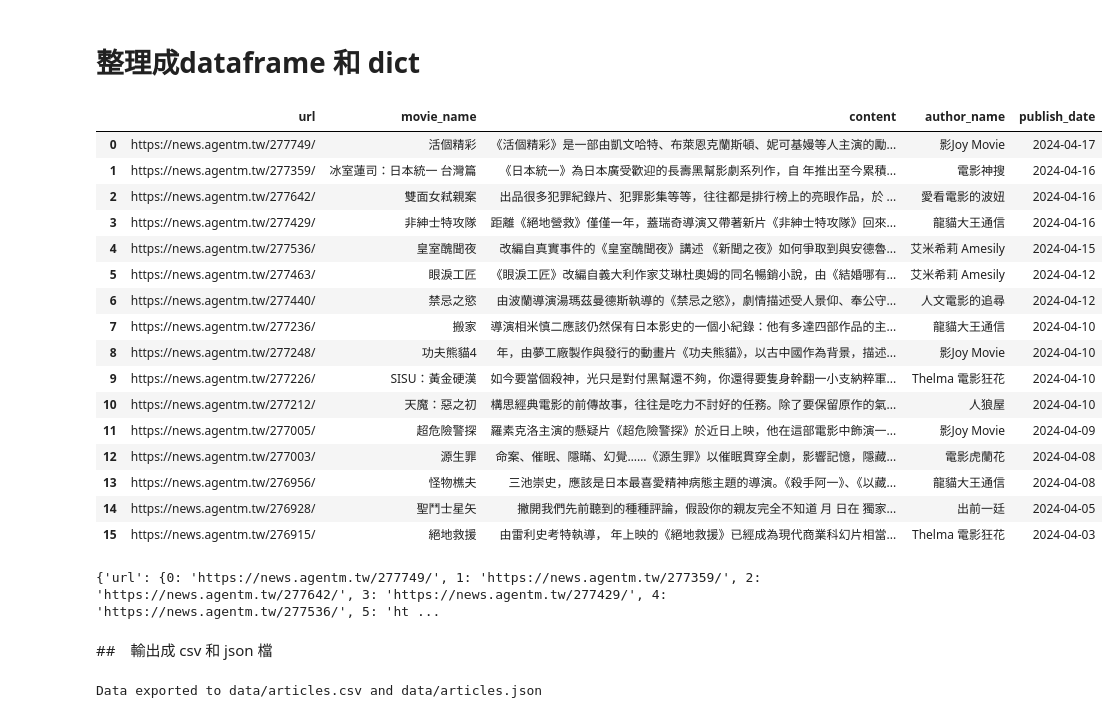
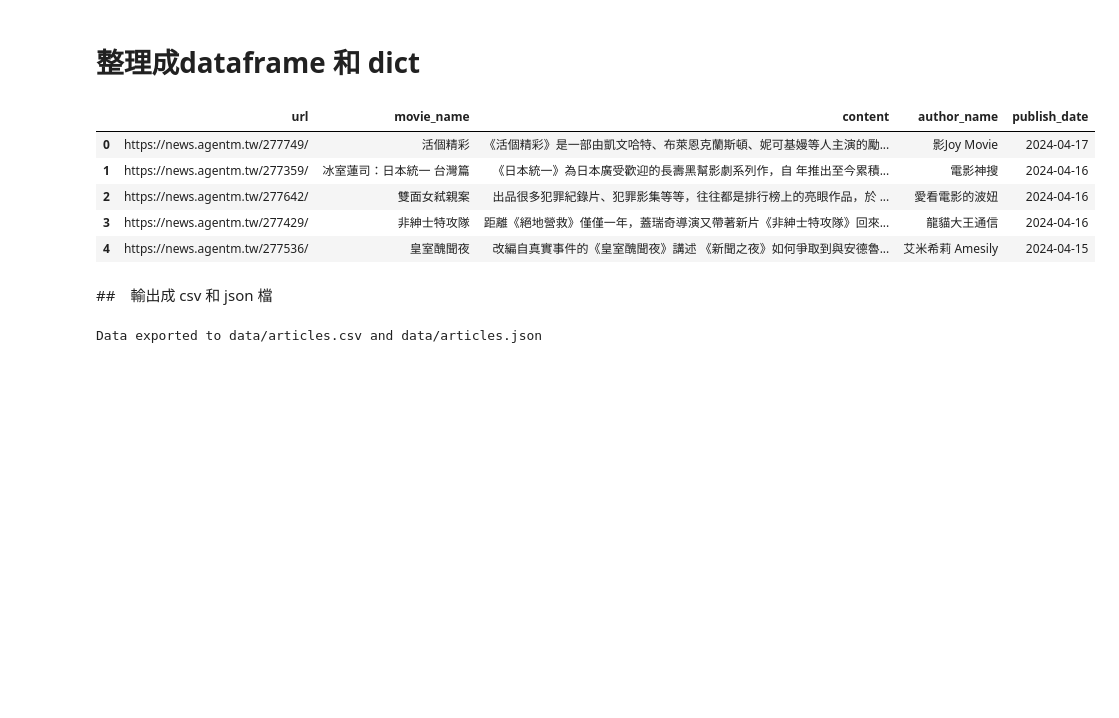
Before and after one commit to bomb1000/PL, a Jupyter notebook: 02_Homework/PL_HW3/HW_3.ipynb, the cells around one changed output. Cells and saved outputs as stored; diff of their text form; code cells hidden in the pictures; blank space fills up the shorter version.

```diff
--- a/02_Homework/PL_HW3/HW_3.ipynb
+++ b/02_Homework/PL_HW3/HW_3.ipynb
@@ -142,5 +142,6 @@ def scrape_article_data(article_url):
 for url in urls:
     article_data = scrape_article_data(url)
     print(article_data)
+    break
 # %% [output]
 {'url': 'https://news.agentm.tw/277749/', 'content': '《活個精彩》是一部由凱文哈特、布萊恩克蘭斯頓、妮可基嫚等人主演的勵志片，也是以真實故事為基礎，並且翻拍自  年的法國電影《逆轉人生》，故事敘述布萊恩克蘭斯頓飾演的億萬富翁在一次意外中造成癱瘓，居家生活都需要看護照料，他的心也因此封閉起來，而在因緣際會下遇到凱文哈特所飾演的看護，兩個人產生了一 ...
@@ -164,40 +150,27 @@ for url in urls:
 # %%
 import pandas as pd
 
 # Assuming `article_data_list` is a list of dictionaries containing the scraped data for each article
 article_data_list = [
     scrape_article_data(url) for url in urls  # Replace `urls` with your list of article URLs
 ]
 
 # Create a DataFrame from the list of article data
 df = pd.DataFrame(article_data_list)
 df.insert(1, 'movie_name', movie_name_list)
 # df['movie_name'] = movie_name_list
 
-display(df)
+display(df.head(5))
 # %% [output]
 |  | url | movie_name | content | author_name | publish_date |
 | 0 | https://news.agentm.tw/277749/ | 活個精彩 | 《活個精彩》是一部由凱文哈特、布萊恩克蘭斯頓、妮可基嫚等人主演的勵... | 影Joy Movie | 2024-04-17 |
 | 1 | https://news.agentm.tw/277359/ | 冰室蓮司：日本統一 台灣篇 | 《日本統一》為日本廣受歡迎的長壽黑幫影劇系列作，自 年推出至今累積... | 電影神搜 | 2024-04-16 |
 | 2 | https://news.agentm.tw/277642/ | 雙面女弒親案 | 出品很多犯罪紀錄片、犯罪影集等等，往往都是排行榜上的亮眼作品，於 ... | 愛看電影的波妞 | 2024-04-16 |
 | 3 | https://news.agentm.tw/277429/ | 非紳士特攻隊 | 距離《絕地營救》僅僅一年，蓋瑞奇導演又帶著新片《非紳士特攻隊》回來... | 龍貓大王通信 | 2024-04-16 |
 | 4 | https://news.agentm.tw/277536/ | 皇室醜聞夜 | 改編自真實事件的《皇室醜聞夜》講述 《新聞之夜》如何爭取到與安德魯... | 艾米希莉 Amesily | 2024-04-15 |
-| 5 | https://news.agentm.tw/277463/ | 眼淚工匠 | 《眼淚工匠》改編自義大利作家艾琳杜奧姆的同名暢銷小說，由《結婚哪有... | 艾米希莉 Amesily | 2024-04-12 |
-| 6 | https://news.agentm.tw/277440/ | 禁忌之慾 | 由波蘭導演湯瑪茲曼德斯執導的《禁忌之慾》，劇情描述受人景仰、奉公守... | 人文電影的追尋 | 2024-04-12 |
-| 7 | https://news.agentm.tw/277236/ | 搬家 | 導演相米慎二應該仍然保有日本影史的一個小紀錄：他有多達四部作品的主... | 龍貓大王通信 | 2024-04-10 |
-| 8 | https://news.agentm.tw/277248/ | 功夫熊貓4 | 年，由夢工廠製作與發行的動畫片《功夫熊貓》，以古中國作為背景，描述... | 影Joy Movie | 2024-04-10 |
-| 9 | https://news.agentm.tw/277226/ | SISU：黃金硬漢 | 如今要當個殺神，光只是對付黑幫還不夠，你還得要隻身幹翻一小支納粹軍... | Thelma 電影狂花 | 2024-04-10 |
-| 10 | https://news.agentm.tw/277212/ | 天魔：惡之初 | 構思經典電影的前傳故事，往往是吃力不討好的任務。除了要保留原作的氣... | 人狼屋 | 2024-04-10 |
-| 11 | https://news.agentm.tw/277005/ | 超危險警探 | 羅素克洛主演的懸疑片《超危險警探》於近日上映，他在這部電影中飾演一... | 影Joy Movie | 2024-04-09 |
-| 12 | https://news.agentm.tw/277003/ | 源生罪 | 命案、催眠、隱瞞、幻覺……《源生罪》以催眠貫穿全劇，影響記憶，隱藏... | 電影虎蘭花 | 2024-04-08 |
-| 13 | https://news.agentm.tw/276956/ | 怪物樵夫 | 三池崇史，應該是日本最喜愛精神病態主題的導演。《殺手阿一》、《以藏... | 龍貓大王通信 | 2024-04-08 |
-| 14 | https://news.agentm.tw/276928/ | 聖鬥士星矢 | 撇開我們先前聽到的種種評論，假設你的親友完全不知道 月 日在 獨家... | 出前一廷 | 2024-04-05 |
-| 15 | https://news.agentm.tw/276915/ | 絕地救援 | 由雷利史考特執導， 年上映的《絕地救援》已經成為現代商業科幻片相當... | Thelma 電影狂花 | 2024-04-03 |
 # %%
 dict = df.to_dict()
-print(dict)
+# print(dict)
-# %% [output]
-{'url': {0: 'https://news.agentm.tw/277749/', 1: 'https://news.agentm.tw/277359/', 2: 'https://news.agentm.tw/277642/', 3: 'https://news.agentm.tw/277429/', 4: 'https://news.agentm.tw/277536/', 5: 'ht ...
 # %% [markdown]
 ##　輸出成 csv 和 json 檔
 # %%
```
Also changed, not shown: parts of 1 cell of this notebook.
